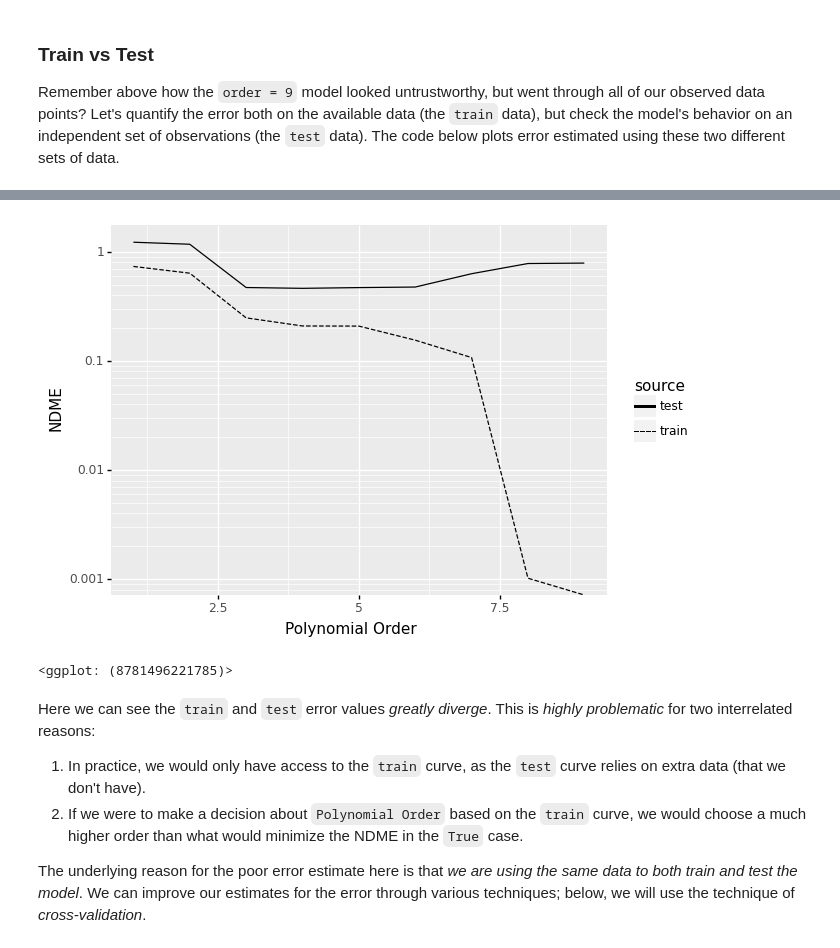
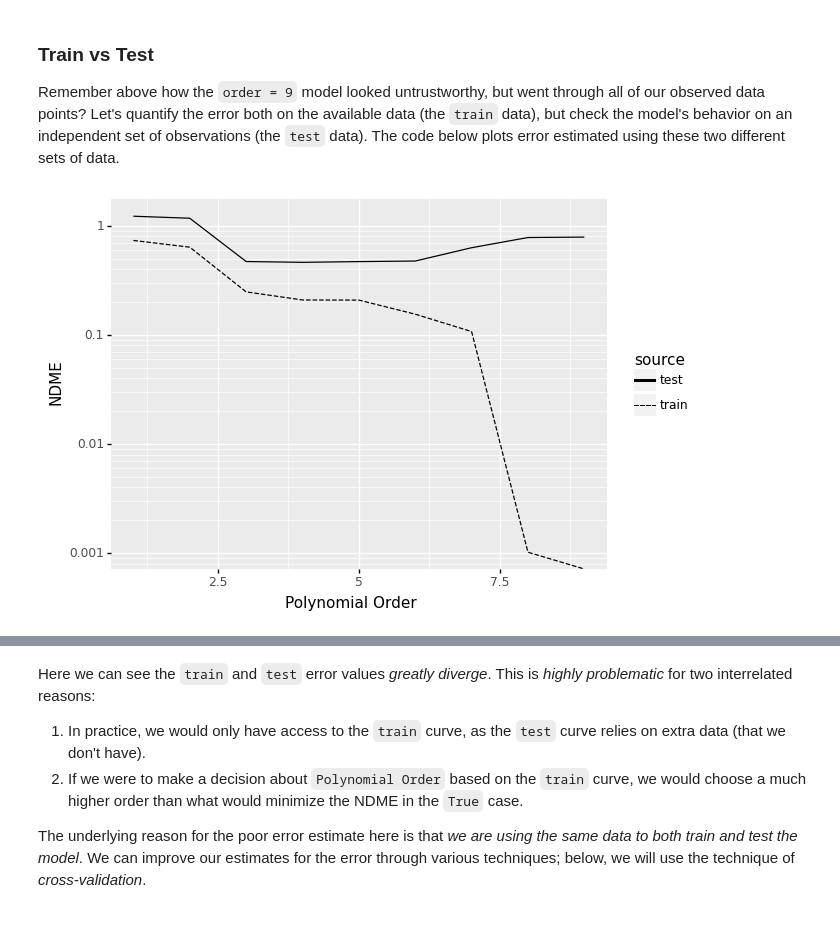
Before and after one commit to zdelrosario/mi101, a Jupyter notebook: mi101/notebooks/05_ml_master.ipynb, the cells around one changed output, grey strips where cells are left out. Drawn from its saved outputs; the diff is of its cells as text; code cells hidden in the pictures.

```diff
--- a/mi101/notebooks/05_ml_master.ipynb
+++ b/mi101/notebooks/05_ml_master.ipynb
@@ -506,21 +509,22 @@ Remember above how the `order = 9` model looked untrustworthy, but went through
 # %%
 ## NOTE: No need to edit
 (
     df_train_err
     >> gr.tf_mutate(source="train")
     >> gr.tf_bind_rows(
         df_test_err
         >> gr.tf_mutate(source="test")
     )
     >> gr.tf_group_by(DF.order, DF.source)
     >> gr.tf_summarize(ndme=gr.ndme(DF.y_mean, DF.y))
 
-    >> pt.ggplot(pt.aes("order", "ndme"))
-    + pt.geom_line(pt.aes(linetype="source"))
-    + pt.scale_y_log10()
-    + pt.labs(
+    >> gr.ggplot(gr.aes("order", "ndme"))
+    + gr.geom_line(gr.aes(linetype="source"))
+    + gr.scale_y_log10()
+    + gr.labs(
         x="Polynomial Order",
         y="NDME",
     )
 )
 # %% [output]
+[figure]
@@ -528,5 +532,3 @@ Warning: divide by zero encountered in log10
-[figure]
-<ggplot: (8781496221785)>
 # %% [markdown]
 Here we can see the `train` and `test` error values _greatly diverge_. This is _highly problematic_ for two interrelated reasons:
 
```
Also changed, not shown: parts of 21 cells of this notebook.
